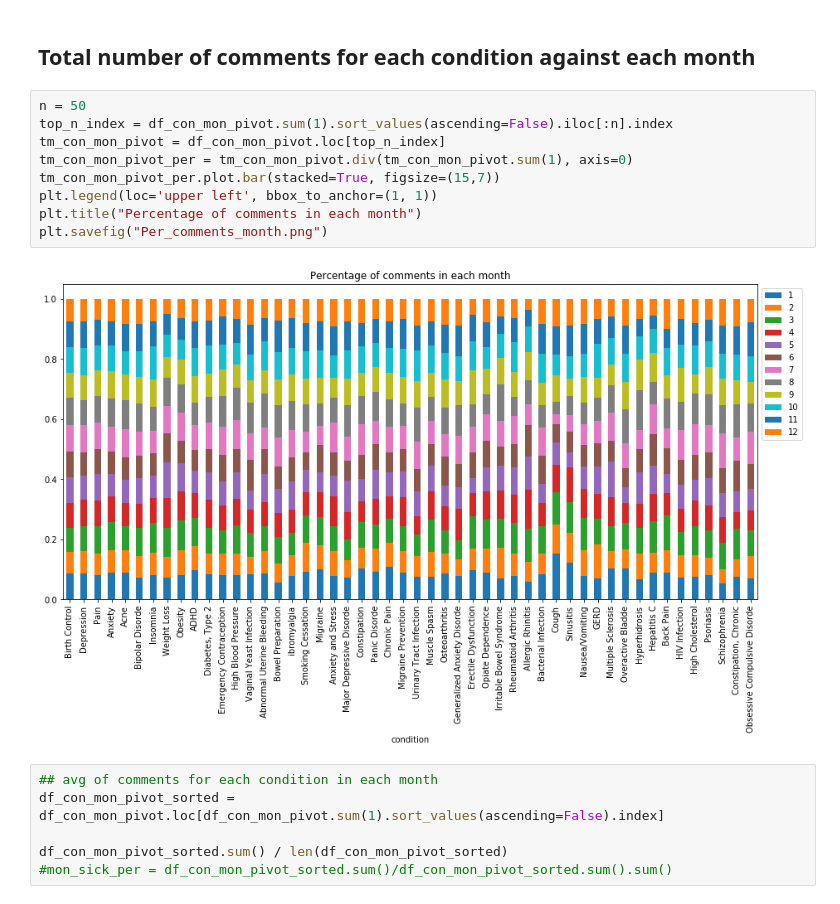
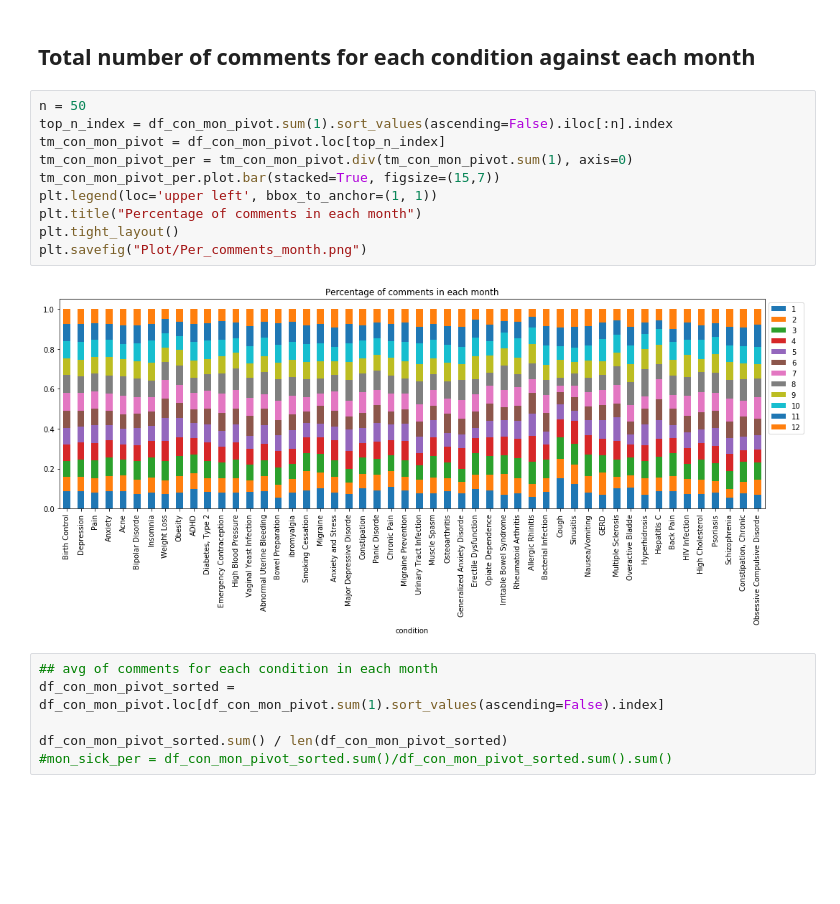
Before and after one commit to jzz0026/Galvanize_capstone_project_drug_reviews, a Jupyter notebook: EDA_sentment_modeling.ipynb, the cells around one changed output. Drawn from its saved outputs; the diff is of its cells as text; blank space fills up the shorter version.

```diff
--- a/EDA_sentment_modeling.ipynb
+++ b/EDA_sentment_modeling.ipynb
@@ -80,14 +83,15 @@ plt.savefig("Plot/num_comments_each_condition.png")
 # %%
 n = 50
 top_n_index = df_con_mon_pivot.sum(1).sort_values(ascending=False).iloc[:n].index
 tm_con_mon_pivot = df_con_mon_pivot.loc[top_n_index]
 tm_con_mon_pivot_per = tm_con_mon_pivot.div(tm_con_mon_pivot.sum(1), axis=0)
 tm_con_mon_pivot_per.plot.bar(stacked=True, figsize=(15,7))
 plt.legend(loc='upper left', bbox_to_anchor=(1, 1))
 plt.title("Percentage of comments in each month")
-plt.savefig("Per_comments_month.png")
+plt.tight_layout()
+plt.savefig("Plot/Per_comments_month.png")
 # %% [output]
-[figure, old version]
+[figure, new version]
 # %%
 ## avg of comments for each condition in each month
 df_con_mon_pivot_sorted = df_con_mon_pivot.loc[df_con_mon_pivot.sum(1).sort_values(ascending=False).index]
```
Also changed, not shown: parts of 5 cells of this notebook, 2 other files.
